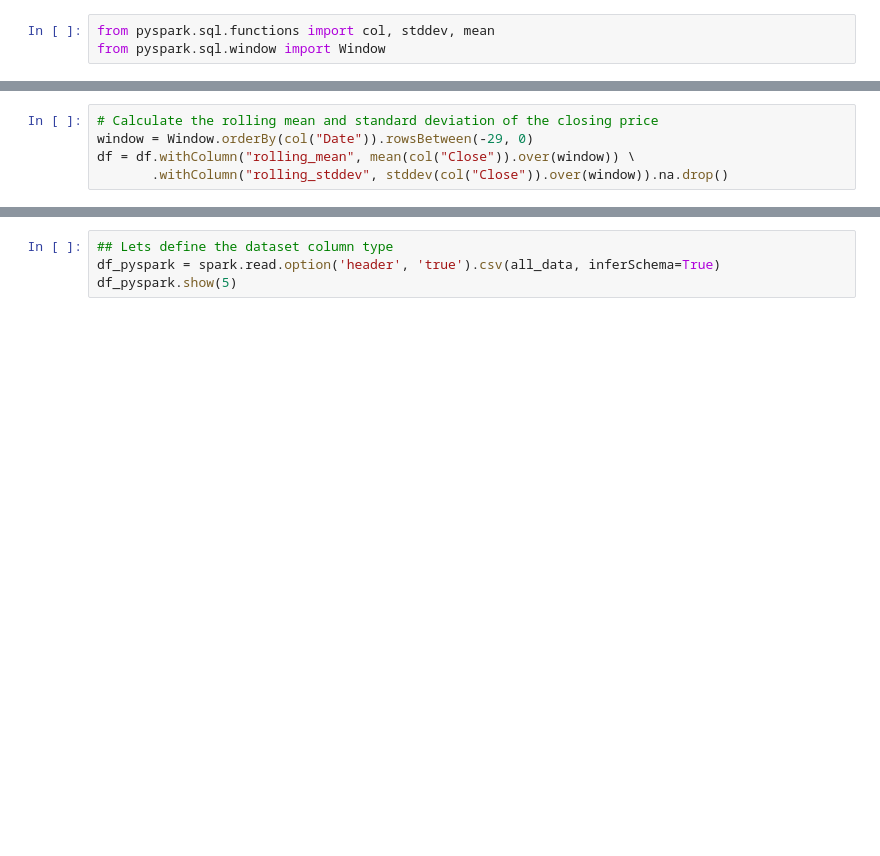
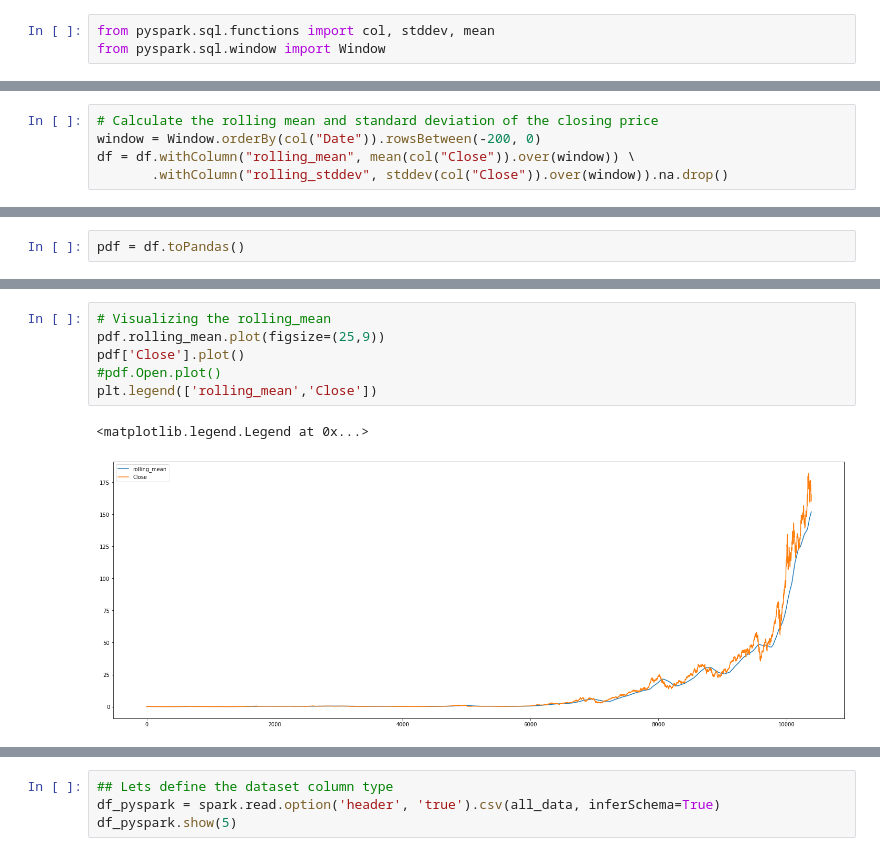
Before and after one commit to mj6meron/big-data-project, a Jupyter notebook: program.ipynb, the cells around one changed output, grey strips where cells are left out. Saved outputs shown, nothing was run; the diff lists cells and outputs as text; blank space fills up the shorter version.

```diff
--- a/program.ipynb
+++ b/program.ipynb
@@ -31,6 +34,6 @@ df.count()
 # %%
 # Calculate the rolling mean and standard deviation of the closing price
-window = Window.orderBy(col("Date")).rowsBetween(-29, 0)
+window = Window.orderBy(col("Date")).rowsBetween(-200, 0)
 df = df.withColumn("rolling_mean", mean(col("Close")).over(window)) \
        .withColumn("rolling_stddev", stddev(col("Close")).over(window)).na.drop()
 # %%
@@ -53,0 +66,2 @@ only showing top 4 rows
+# %%
+pdf = df.toPandas()
@@ -53,0 +88,9 @@ only showing top 4 rows
+# %%
+# Visualizing the rolling_mean
+pdf.rolling_mean.plot(figsize=(25,9))
+pdf['Close'].plot()
+#pdf.Open.plot()
+plt.legend(['rolling_mean','Close'])
+# %% [output]
+<matplotlib.legend.Legend at 0x...>
+[figure, added]
```
Also changed, not shown: parts of 9 cells of this notebook, 2 other files.
